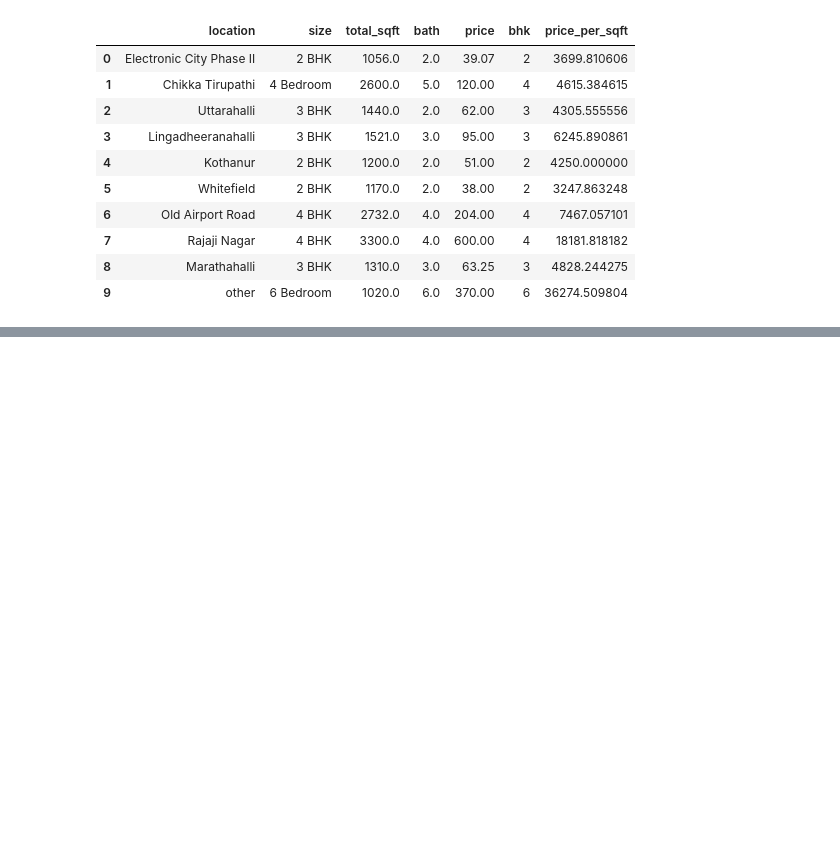
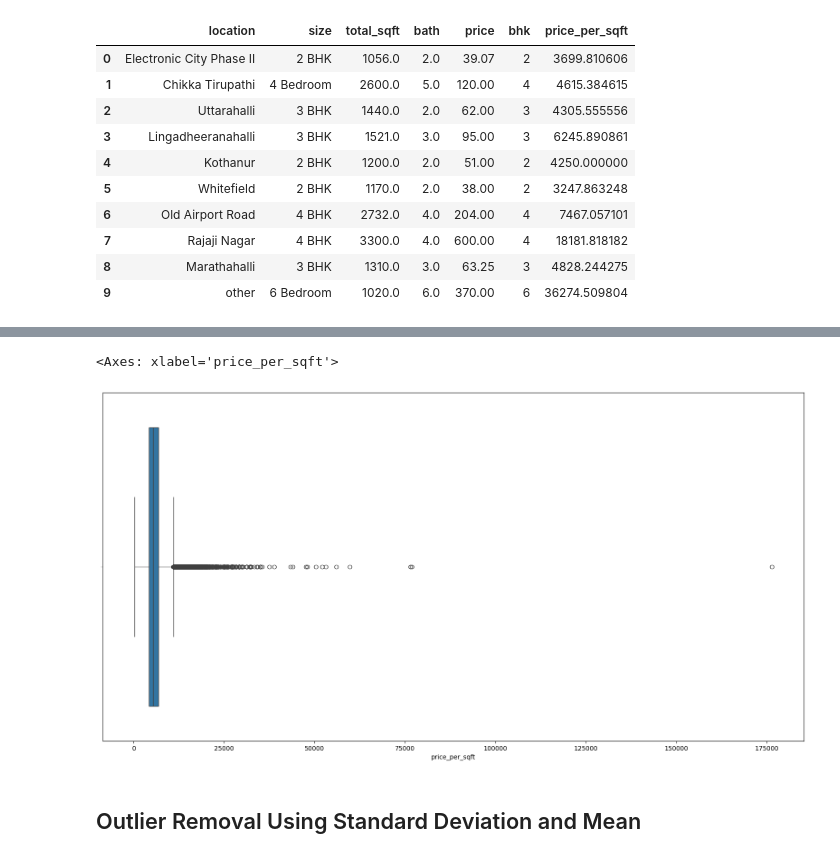
Before and after one commit to rameezulhasan/real-estate-price-prediction-ml, a Jupyter notebook: Untitled.ipynb, the cells around one changed output, grey strips where cells are left out. Cells and saved outputs as stored; diff of their text form; code cells hidden in the pictures; blank space fills up the shorter version.

Commit message:
remove outliers

```diff
--- a/Untitled.ipynb
+++ b/Untitled.ipynb
@@ -277,0 +327,7 @@ df5.head(10)
+# %%
+sns.boxplot(x=df6['price_per_sqft'])
+# %% [output]
+<Axes: xlabel='price_per_sqft'>
+[figure, added]
+# %% [markdown]
+## Outlier Removal Using Standard Deviation and Mean
```
Also changed, not shown: parts of 18 cells of this notebook.
